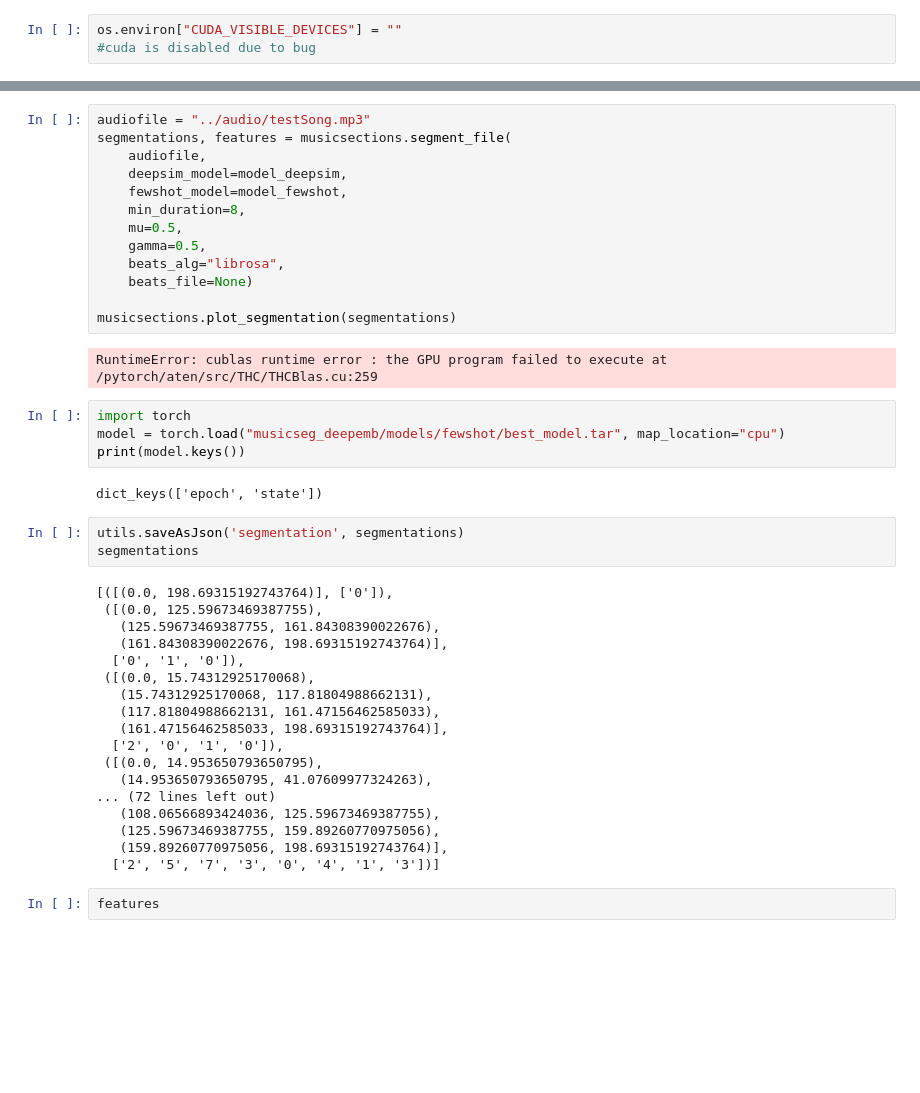
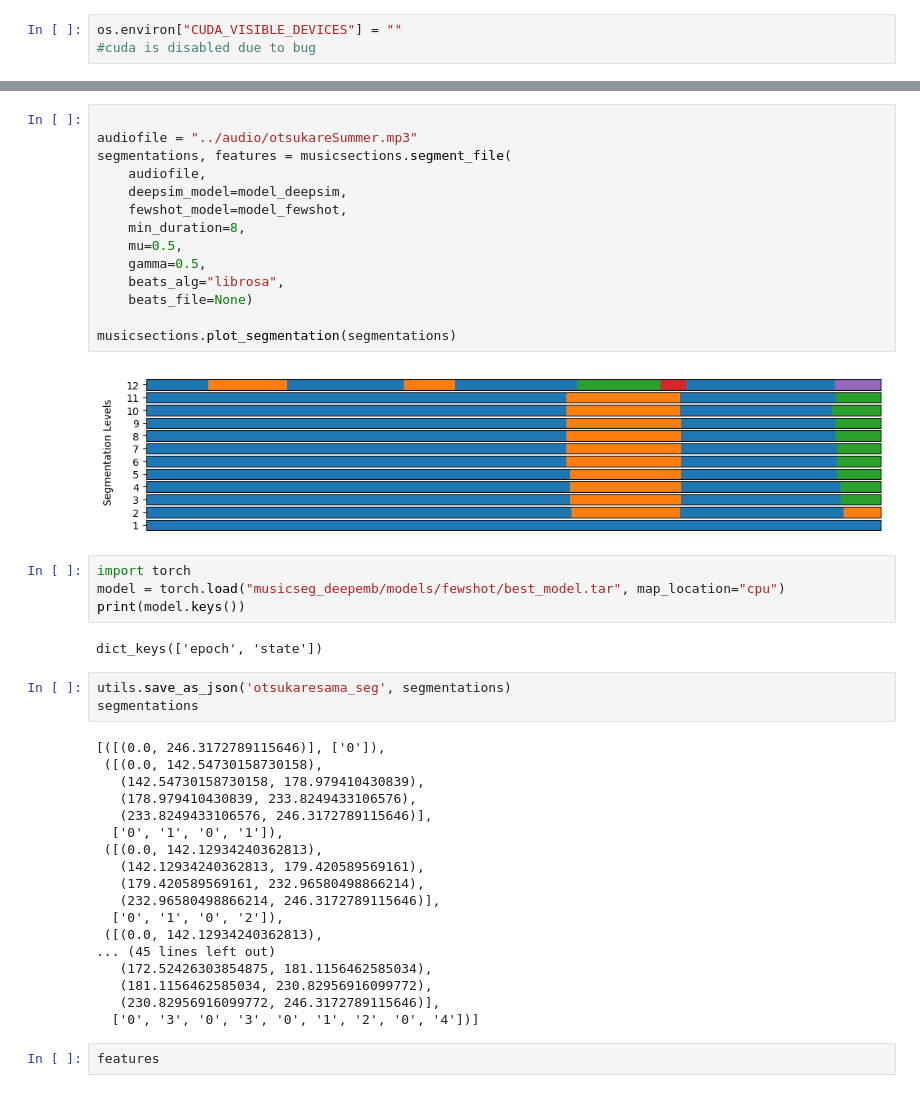
Before and after one commit to Niagui/MusicalDrone, a Jupyter notebook: notebook/segment.ipynb, the cells around one changed output, grey strips where cells are left out. Saved outputs shown, nothing was run; the diff lists cells and outputs as text; blank space fills up the shorter version.

```diff
--- a/notebook/segment.ipynb
+++ b/notebook/segment.ipynb
@@ -60,18 +67,19 @@ model_fewshot = musicsections.load_fewshot_model(fewshot_model_folder)
 # %%
-audiofile = "../audio/testSong.mp3"
+
+audiofile = "../audio/otsukareSummer.mp3"
 segmentations, features = musicsections.segment_file(
     audiofile,
     deepsim_model=model_deepsim,
     fewshot_model=model_fewshot,
     min_duration=8,
     mu=0.5,
     gamma=0.5,
     beats_alg="librosa",
     beats_file=None)
 
 musicsections.plot_segmentation(segmentations)
 # %% [output]
-RuntimeError: cublas runtime error : the GPU program failed to execute at /pytorch/aten/src/THC/THCBlas.cu:259
+[figure, added]
 # %%
 import torch
 model = torch.load("musicseg_deepemb/models/fewshot/best_model.tar", map_location="cpu")
@@ -79,26 +87,26 @@ print(model.keys())
 # %% [output]
 dict_keys(['epoch', 'state'])
 # %%
-utils.saveAsJson('segmentation', segmentations)
+utils.save_as_json('otsukaresama_seg', segmentations)
 segmentations
 # %% [output]
-[([(0.0, 198.69315192743764)], ['0']),
- ([(0.0, 125.59673469387755),
-   (125.59673469387755, 161.84308390022676),
-   (161.84308390022676, 198.69315192743764)],
-  ['0', '1', '0']),
- ([(0.0, 15.74312925170068),
-   (15.74312925170068, 117.81804988662131),
-   (117.81804988662131, 161.47156462585033),
-   (161.47156462585033, 198.69315192743764)],
-  ['2', '0', '1', '0']),
- ([(0.0, 14.953650793650795),
-   (14.953650793650795, 41.07609977324263),
-... (72 lines left out)
-   (108.06566893424036, 125.59673469387755),
-   (125.59673469387755, 159.89260770975056),
-   (159.89260770975056, 198.69315192743764)],
-  ['2', '5', '7', '3', '0', '4', '1', '3'])]
+[([(0.0, 246.3172789115646)], ['0']),
+ ([(0.0, 142.54730158730158),
+   (142.54730158730158, 178.979410430839),
+   (178.979410430839, 233.8249433106576),
+   (233.8249433106576, 246.3172789115646)],
+  ['0', '1', '0', '1']),
+ ([(0.0, 142.12934240362813),
+   (142.12934240362813, 179.420589569161),
+   (179.420589569161, 232.96580498866214),
+   (232.96580498866214, 246.3172789115646)],
+  ['0', '1', '0', '2']),
+ ([(0.0, 142.12934240362813),
+... (45 lines left out)
+   (172.52426303854875, 181.1156462585034),
+   (181.1156462585034, 230.82956916099772),
+   (230.82956916099772, 246.3172789115646)],
+  ['0', '3', '0', '3', '0', '1', '2', '0', '4'])]
 # %%
 features
 # %% [output]
```
Also changed, not shown: parts of 4 cells of this notebook, 9 other files.
